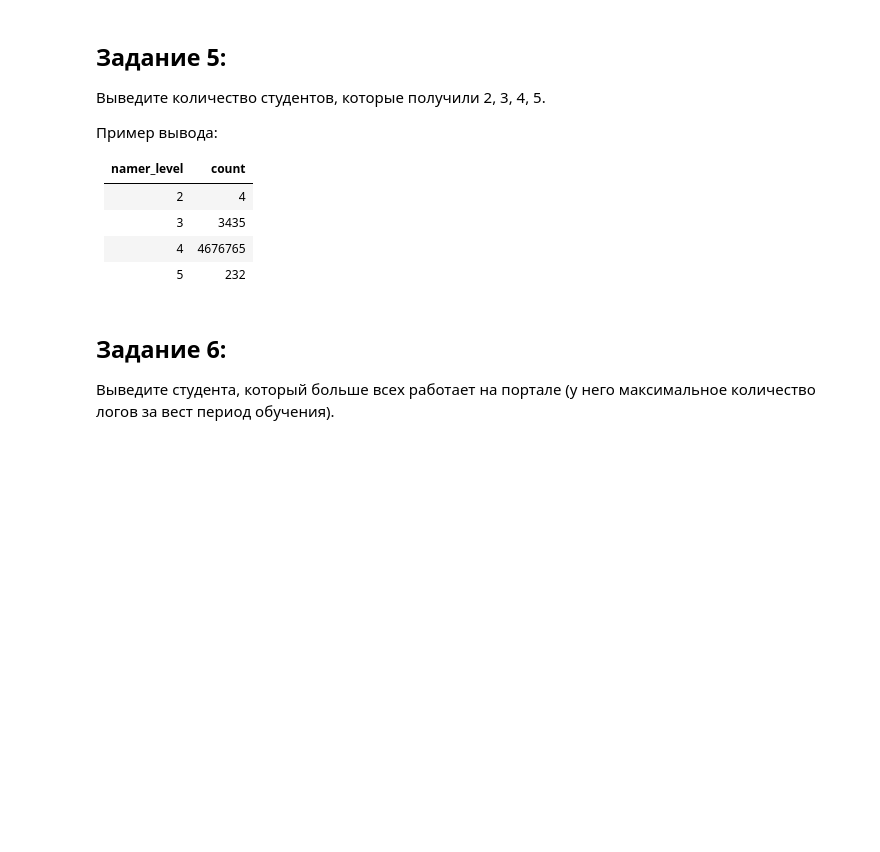
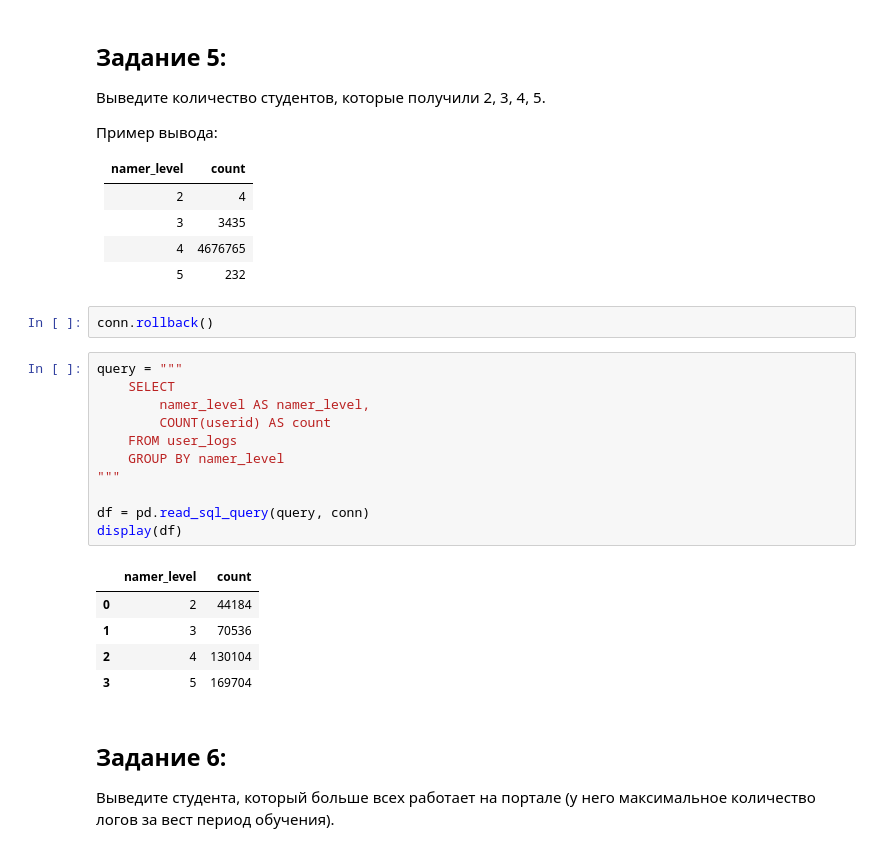
Before and after one commit to Nominante1/Big_data_in_economics_Davydoff, a Jupyter notebook: task_4_Docker/postGre_portal_logs.ipynb, the cells around one changed output. Saved outputs shown, nothing was run; the diff lists cells and outputs as text; blank space fills up the shorter version.

```diff
--- a/task_4_Docker/postGre_portal_logs.ipynb
+++ b/task_4_Docker/postGre_portal_logs.ipynb
@@ -361,6 +356,25 @@ display(df)
 |3 |	3435 |
 |4 | 	4676765|
 |5 | 232 |
+# %%
+conn.rollback()
+# %%
+query = """
+    SELECT
+        namer_level AS namer_level,
+        COUNT(userid) AS count
+    FROM user_logs
+    GROUP BY namer_level
+"""
+
+df = pd.read_sql_query(query, conn)
+display(df)
+# %% [output]
+|  | namer_level | count |
+| 0 | 2 | 44184 |
+| 1 | 3 | 70536 |
+| 2 | 4 | 130104 |
+| 3 | 5 | 169704 |
 # %% [markdown]
 ## Задание 6:
 
```
Also changed, not shown: parts of 5 cells of this notebook.
